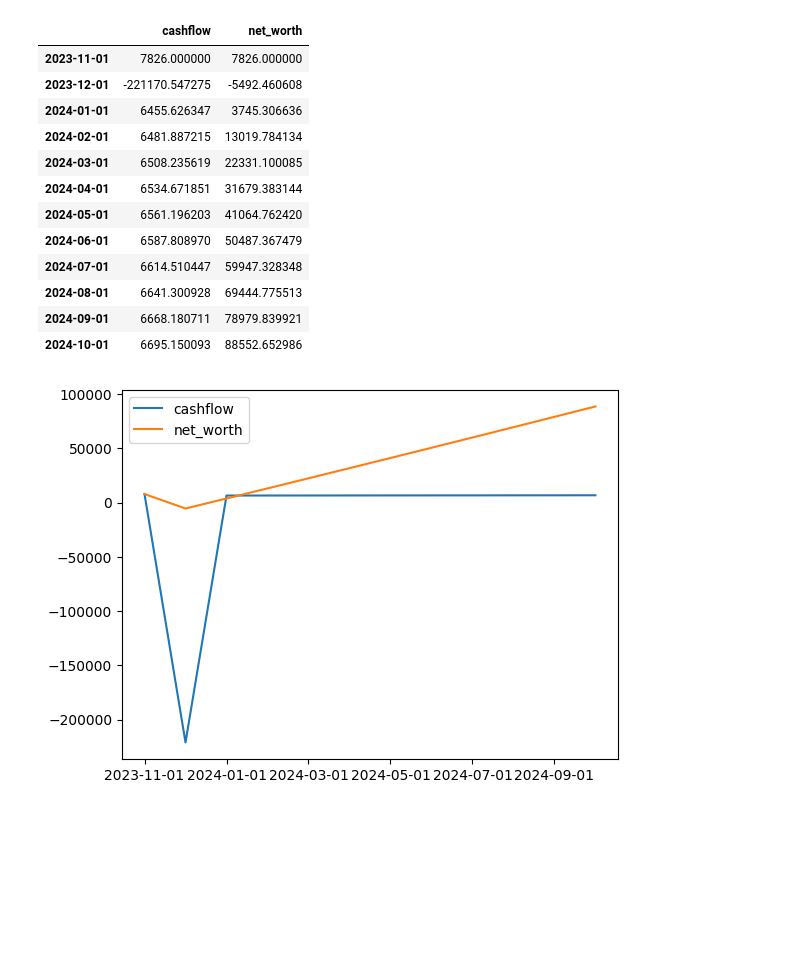
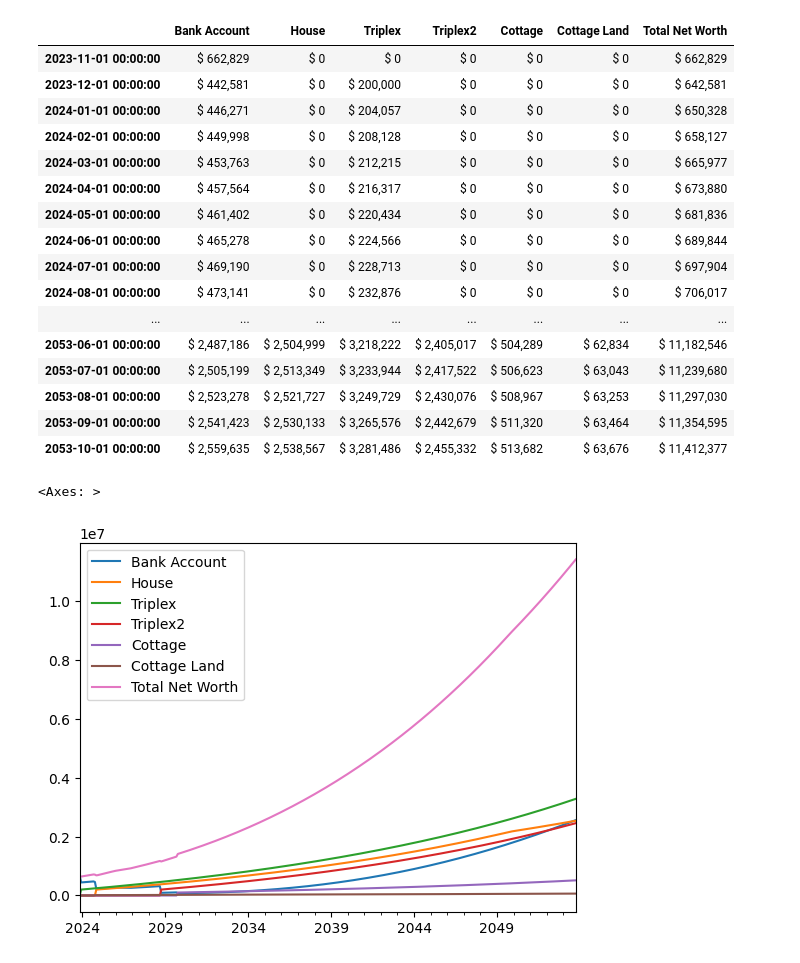
Before and after one commit to simonprudhomme/financial-planner, a Jupyter notebook: notebooks/financial-planner.ipynb, the cells around one changed output. Saved outputs shown, nothing was run; the diff lists cells and outputs as text; code cells hidden in the pictures; blank space fills up the shorter version.

Commit message:
add simulation and variables

```diff
--- a/notebooks/financial-planner.ipynb
+++ b/notebooks/financial-planner.ipynb
@@ -124,0 +55,39 @@ simulation.run()
+# %%
+import pandas as pd
+import matplotlib.pyplot as plt
+
+# Your JSON data
+data = simulation.get_results()
+
+# Convert to DataFrame
+cashflow_data = {}
+net_worth_data = {}
+
+for date, info in data.items():
+    cashflow_data[date] = info['cashflow']
+    net_worth_data[date] = info['net_worth']
+
+cashflow_df = pd.DataFrame(cashflow_data).T
+net_worth_df = pd.DataFrame(net_worth_data).T
+
+# Convert index to datetime
+cashflow_df.index = pd.to_datetime(cashflow_df.index)
+net_worth_df.index = pd.to_datetime(net_worth_df.index)
+# %%
+cashflow_df['Total Cash Flow'] = cashflow_df.sum(axis=1)
+net_worth_df['Total Net Worth'] = net_worth_df.sum(axis=1)
+
+# Plot Cash Flow Data
+plt.figure(figsize=(15, 8))
+plt.plot(cashflow_df.index, cashflow_df['Total Cash Flow'], label='Total Cash Flow')
+plt.xlabel('Date')
+plt.ylabel('Amount')
+plt.title('Cash Flow Over Time');
+
+# Plot Net Worth Data
+plt.figure(figsize=(15, 8))
+plt.plot(net_worth_df.index, net_worth_df['Total Net Worth'], label='Total Net Worth', color='green')
+plt.ylim(bottom=0)
+plt.xlabel('Date')
+plt.ylabel('Amount')
+plt.title('Net Worth Over Time');
@@ -125,17 +103,25 @@ simulation.run()
+# %%
+net_worth_df.style.format("$ {:,.0f}")
+# %% [output]
+|  | Bank Account | House | Triplex | Triplex2 | Cottage | Cottage Land | Total Net Worth |
+| 2023-11-01 00:00:00 | $ 662,829 | $ 0 | $ 0 | $ 0 | $ 0 | $ 0 | $ 662,829 |
+| 2023-12-01 00:00:00 | $ 442,581 | $ 0 | $ 200,000 | $ 0 | $ 0 | $ 0 | $ 642,581 |
+| 2024-01-01 00:00:00 | $ 446,271 | $ 0 | $ 204,057 | $ 0 | $ 0 | $ 0 | $ 650,328 |
+| 2024-02-01 00:00:00 | $ 449,998 | $ 0 | $ 208,128 | $ 0 | $ 0 | $ 0 | $ 658,127 |
+| 2024-03-01 00:00:00 | $ 453,763 | $ 0 | $ 212,215 | $ 0 | $ 0 | $ 0 | $ 665,977 |
+| 2024-04-01 00:00:00 | $ 457,564 | $ 0 | $ 216,317 | $ 0 | $ 0 | $ 0 | $ 673,880 |
+| 2024-05-01 00:00:00 | $ 461,402 | $ 0 | $ 220,434 | $ 0 | $ 0 | $ 0 | $ 681,836 |
+| 2024-06-01 00:00:00 | $ 465,278 | $ 0 | $ 224,566 | $ 0 | $ 0 | $ 0 | $ 689,844 |
+| 2024-07-01 00:00:00 | $ 469,190 | $ 0 | $ 228,713 | $ 0 | $ 0 | $ 0 | $ 697,904 |
+| 2024-08-01 00:00:00 | $ 473,141 | $ 0 | $ 232,876 | $ 0 | $ 0 | $ 0 | $ 706,017 |
+| ... | ... | ... | ... | ... | ... | ... | ... |
+| 2053-06-01 00:00:00 | $ 2,487,186 | $ 2,504,999 | $ 3,218,222 | $ 2,405,017 | $ 504,289 | $ 62,834 | $ 11,182,546 |
+| 2053-07-01 00:00:00 | $ 2,505,199 | $ 2,513,349 | $ 3,233,944 | $ 2,417,522 | $ 506,623 | $ 63,043 | $ 11,239,680 |
+| 2053-08-01 00:00:00 | $ 2,523,278 | $ 2,521,727 | $ 3,249,729 | $ 2,430,076 | $ 508,967 | $ 63,253 | $ 11,297,030 |
+| 2053-09-01 00:00:00 | $ 2,541,423 | $ 2,530,133 | $ 3,265,576 | $ 2,442,679 | $ 511,320 | $ 63,464 | $ 11,354,595 |
+| 2053-10-01 00:00:00 | $ 2,559,635 | $ 2,538,567 | $ 3,281,486 | $ 2,455,332 | $ 513,682 | $ 63,676 | $ 11,412,377 |
 # %%
-simulation.plot()
+net_worth_df.plot()
 # %% [output]
-|  | cashflow | net_worth |
-| 2023-11-01 | 7826.000000 | 7826.000000 |
-| 2023-12-01 | -221170.547275 | -5492.460608 |
-| 2024-01-01 | 6455.626347 | 3745.306636 |
-| 2024-02-01 | 6481.887215 | 13019.784134 |
-| 2024-03-01 | 6508.235619 | 22331.100085 |
-| 2024-04-01 | 6534.671851 | 31679.383144 |
-| 2024-05-01 | 6561.196203 | 41064.762420 |
-| 2024-06-01 | 6587.808970 | 50487.367479 |
-| 2024-07-01 | 6614.510447 | 59947.328348 |
-| 2024-08-01 | 6641.300928 | 69444.775513 |
-| 2024-09-01 | 6668.180711 | 78979.839921 |
-| 2024-10-01 | 6695.150093 | 88552.652986 |
+<Axes: >
-[figure, old version]
+[figure, new version]
```
Also changed, not shown: parts of 17 cells of this notebook, 7 other files.
